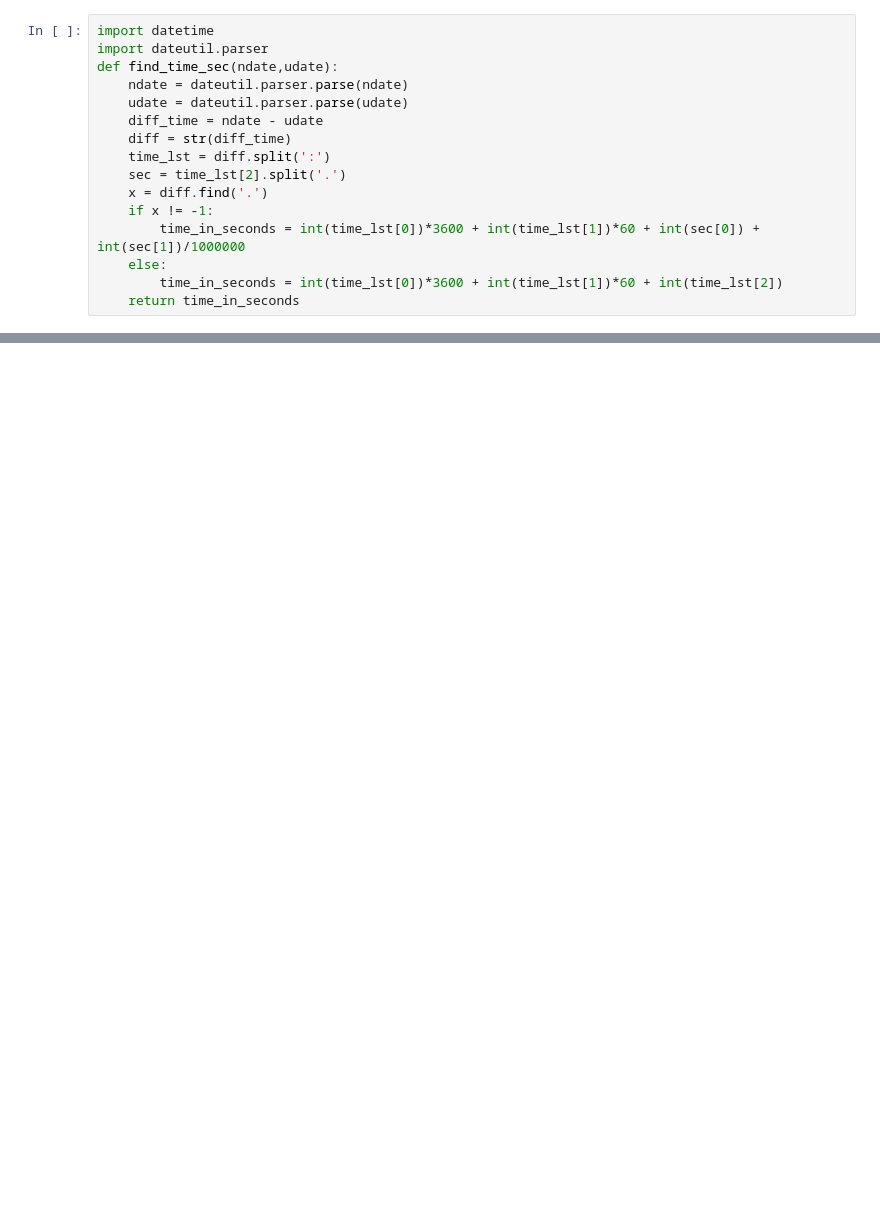
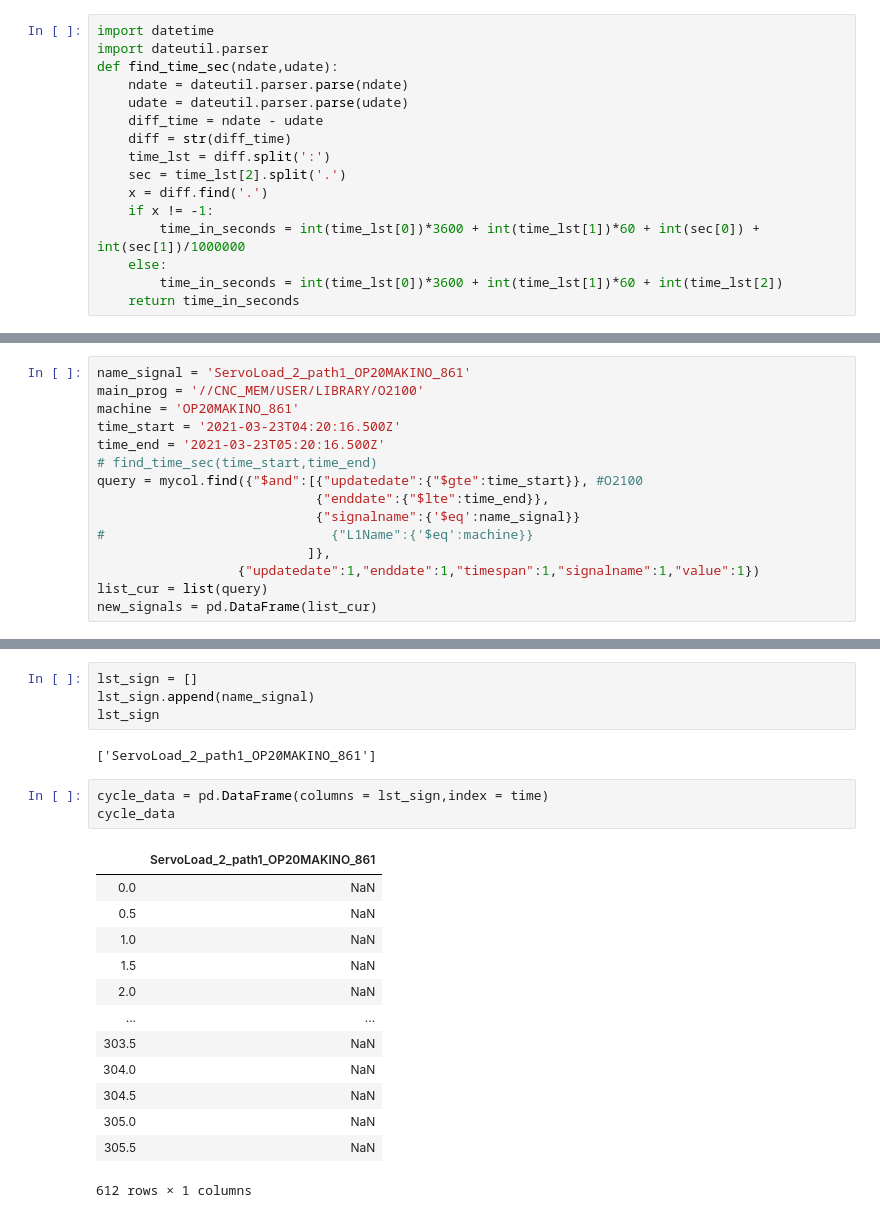
Before and after one commit to Ketaki1806/Mahindra-Internship, a Jupyter notebook: conversionToCyclic.ipynb, the cells around one changed output, grey strips where cells are left out. Cells and saved outputs as stored; diff of their text form; blank space fills up the shorter version.

```diff
--- a/conversionToCyclic.ipynb
+++ b/conversionToCyclic.ipynb
@@ -77,0 +76,15 @@ list(cycle_data.iloc[0])
+# %%
+name_signal = 'ServoLoad_2_path1_OP20MAKINO_861'
+main_prog = '//CNC_MEM/USER/LIBRARY/O2100'
+machine = 'OP20MAKINO_861'
+time_start = '2021-03-23T04:20:16.500Z'
+time_end = '2021-03-23T05:20:16.500Z'
+# find_time_sec(time_start,time_end)
+query = mycol.find({"$and":[{"updatedate":{"$gte":time_start}}, #O2100
+                            {"enddate":{"$lte":time_end}},
+                            {"signalname":{'$eq':name_signal}}
+#                             {"L1Name":{'$eq':machine}}
+                           ]},
+                  {"updatedate":1,"enddate":1,"timespan":1,"signalname":1,"value":1})
+list_cur = list(query)
+new_signals = pd.DataFrame(list_cur)
@@ -77,0 +111,23 @@ list(cycle_data.iloc[0])
+# %%
+lst_sign = []
+lst_sign.append(name_signal)
+lst_sign
+# %% [output]
+['ServoLoad_2_path1_OP20MAKINO_861']
+# %%
+cycle_data = pd.DataFrame(columns = lst_sign,index = time)
+cycle_data
+# %% [output]
+|  | ServoLoad_2_path1_OP20MAKINO_861 |
+| 0.0 | NaN |
+| 0.5 | NaN |
+| 1.0 | NaN |
+| 1.5 | NaN |
+| 2.0 | NaN |
+| ... | ... |
+| 303.5 | NaN |
+| 304.0 | NaN |
+| 304.5 | NaN |
+| 305.0 | NaN |
+| 305.5 | NaN |
+612 rows × 1 columns
```
Also changed, not shown: parts of 27 cells of this notebook.
